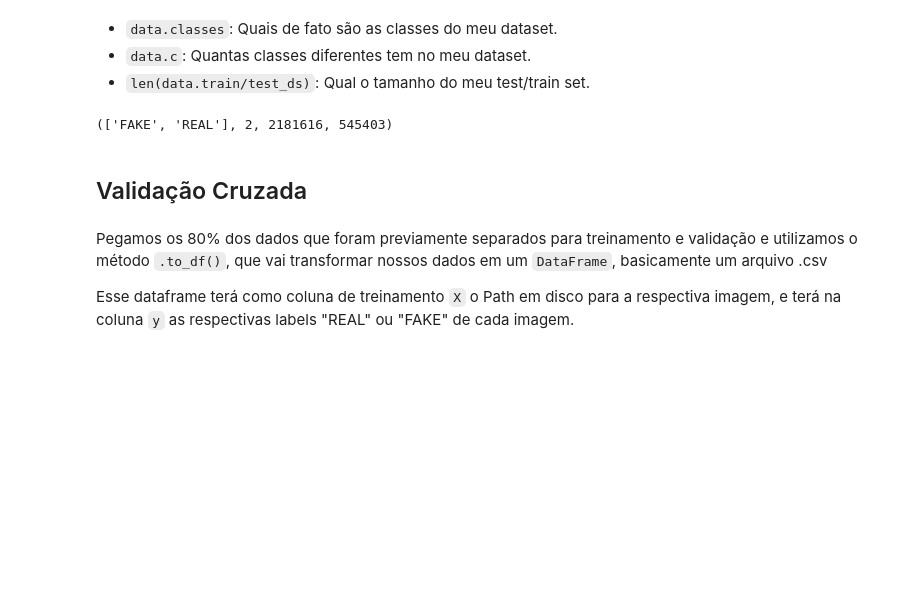
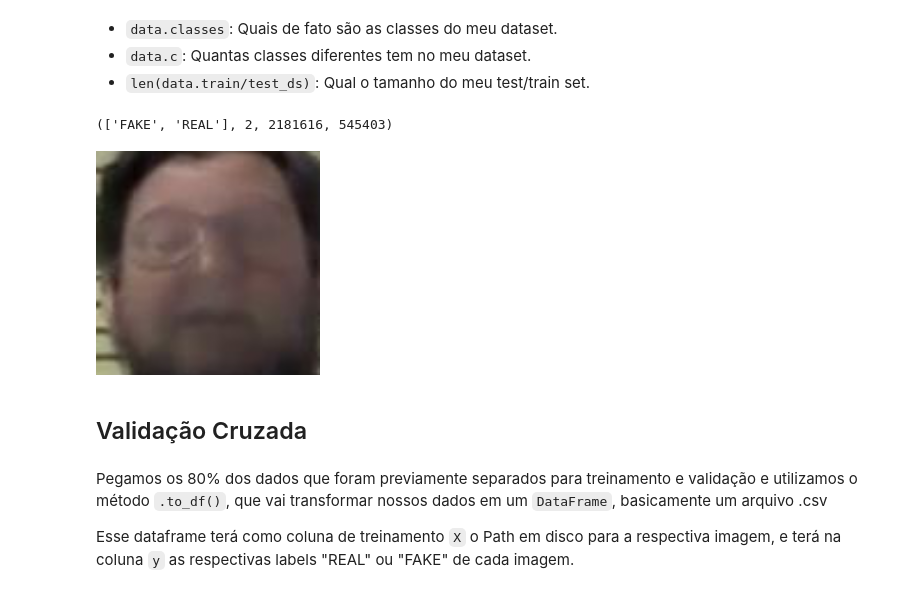
Before and after one commit to ChristianCFranca/unb-tg-deepfakerecognition, a Jupyter notebook: Treinamento Fastai.ipynb, the cells around one changed output. Saved outputs shown, nothing was run; the diff lists cells and outputs as text; code cells hidden in the pictures; blank space fills up the shorter version.

```diff
--- a/Treinamento Fastai.ipynb
+++ b/Treinamento Fastai.ipynb
@@ -46,6 +46,10 @@ all_data.show_batch(figsize=(7,8))
 all_data.classes, all_data.c, len(all_data.train_ds), len(all_data.valid_ds)
 # %% [output]
 (['FAKE', 'REAL'], 2, 2181616, 545403)
+# %%
+all_data.train_ds[0][0]
+# %% [output]
+[figure, added]
 # %% [markdown]
 ## Validação Cruzada
 # %% [markdown]
```
Also changed, not shown: 2 other files.
